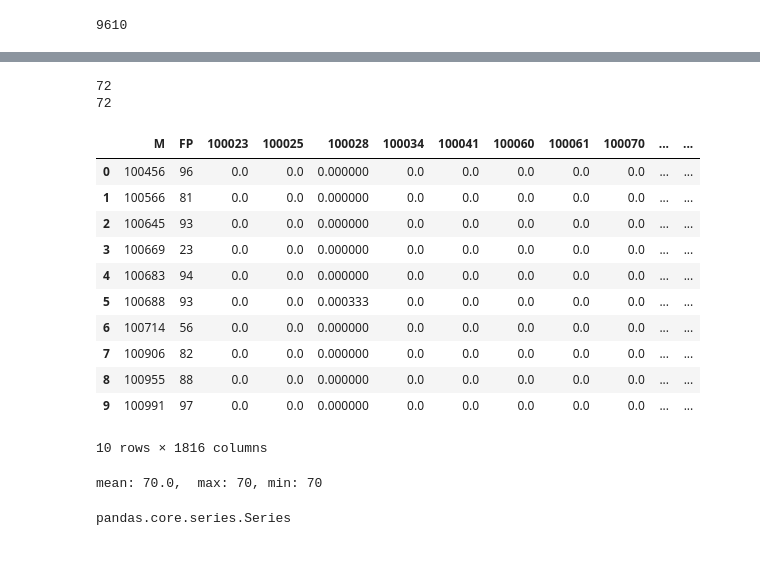
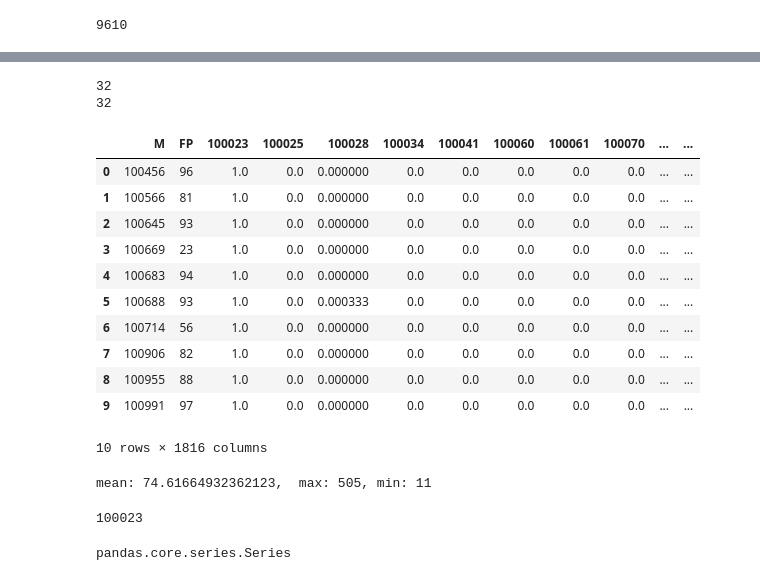
Before and after one commit to davidvela/FL-, a Jupyter notebook: pDev2/visNb.ipynb, the cells around one changed output, grey strips where cells are left out. Saved outputs shown, nothing was run; the diff lists cells and outputs as text; code cells hidden in the pictures.

```diff
--- a/pDev2/visNb.ipynb
+++ b/pDev2/visNb.ipynb
@@ -347,28 +360,28 @@ M FP 100202 100436 100595 102137 103011 103026 103250 103258 103500 103587 10379
 # %%
 # get the indices of the array where it is not zero
 dst.iloc[0].nonzero()
 dst = dst.fillna(0)
 
-ds =  dst.iloc[1]
+ds =  dst.iloc[3]
 # print(ds)
 print(len(ds.iloc[ds.nonzero()]))
 # print(len(ds.iloc[ds.notnull()]))
 print(len(ds.nonzero()[0]))
 dst.head(10)
 # %% [output]
-72
-72
+32
+32
 |  | M | FP | 100023 | 100025 | 100028 | 100034 | 100041 | 100060 | 100061 | 100070 | ... | ... |
-| 0 | 100456 | 96 | 0.0 | 0.0 | 0.000000 | 0.0 | 0.0 | 0.0 | 0.0 | 0.0 | ... | ... |
-| 1 | 100566 | 81 | 0.0 | 0.0 | 0.000000 | 0.0 | 0.0 | 0.0 | 0.0 | 0.0 | ... | ... |
-| 2 | 100645 | 93 | 0.0 | 0.0 | 0.000000 | 0.0 | 0.0 | 0.0 | 0.0 | 0.0 | ... | ... |
-| 3 | 100669 | 23 | 0.0 | 0.0 | 0.000000 | 0.0 | 0.0 | 0.0 | 0.0 | 0.0 | ... | ... |
-| 4 | 100683 | 94 | 0.0 | 0.0 | 0.000000 | 0.0 | 0.0 | 0.0 | 0.0 | 0.0 | ... | ... |
-| 5 | 100688 | 93 | 0.0 | 0.0 | 0.000333 | 0.0 | 0.0 | 0.0 | 0.0 | 0.0 | ... | ... |
-| 6 | 100714 | 56 | 0.0 | 0.0 | 0.000000 | 0.0 | 0.0 | 0.0 | 0.0 | 0.0 | ... | ... |
-| 7 | 100906 | 82 | 0.0 | 0.0 | 0.000000 | 0.0 | 0.0 | 0.0 | 0.0 | 0.0 | ... | ... |
-| 8 | 100955 | 88 | 0.0 | 0.0 | 0.000000 | 0.0 | 0.0 | 0.0 | 0.0 | 0.0 | ... | ... |
-| 9 | 100991 | 97 | 0.0 | 0.0 | 0.000000 | 0.0 | 0.0 | 0.0 | 0.0 | 0.0 | ... | ... |
+| 0 | 100456 | 96 | 1.0 | 0.0 | 0.000000 | 0.0 | 0.0 | 0.0 | 0.0 | 0.0 | ... | ... |
+| 1 | 100566 | 81 | 1.0 | 0.0 | 0.000000 | 0.0 | 0.0 | 0.0 | 0.0 | 0.0 | ... | ... |
+| 2 | 100645 | 93 | 1.0 | 0.0 | 0.000000 | 0.0 | 0.0 | 0.0 | 0.0 | 0.0 | ... | ... |
+| 3 | 100669 | 23 | 1.0 | 0.0 | 0.000000 | 0.0 | 0.0 | 0.0 | 0.0 | 0.0 | ... | ... |
+| 4 | 100683 | 94 | 1.0 | 0.0 | 0.000000 | 0.0 | 0.0 | 0.0 | 0.0 | 0.0 | ... | ... |
+| 5 | 100688 | 93 | 1.0 | 0.0 | 0.000333 | 0.0 | 0.0 | 0.0 | 0.0 | 0.0 | ... | ... |
+| 6 | 100714 | 56 | 1.0 | 0.0 | 0.000000 | 0.0 | 0.0 | 0.0 | 0.0 | 0.0 | ... | ... |
+| 7 | 100906 | 82 | 1.0 | 0.0 | 0.000000 | 0.0 | 0.0 | 0.0 | 0.0 | 0.0 | ... | ... |
+| 8 | 100955 | 88 | 1.0 | 0.0 | 0.000000 | 0.0 | 0.0 | 0.0 | 0.0 | 0.0 | ... | ... |
+| 9 | 100991 | 97 | 1.0 | 0.0 | 0.000000 | 0.0 | 0.0 | 0.0 | 0.0 | 0.0 | ... | ... |
 10 rows × 1816 columns
 # %%
 # for i, ds in dst.iterrows():
@@ -386,14 +399,16 @@ def get_form_av(dst):
     print("mean: {},  max: {}, min: {} ".format( np.mean(dsv),np.max(dsv), np.min(dsv)  ))
 # %%
 form = 100456
+form = 100714
 dsf = dst[dst["M"] == form]
-get_form_av(dsf)
+# [print(ds) for i,ds in dsf.iterrows()]
+get_form_av(dst)
 # get_form_av(dst.loc[0:2] )
 # %% [output]
-mean: 70.0,  max: 70, min: 70
+mean: 74.61664932362123,  max: 505, min: 11
 # %%
 # test to replace all the decimals for 1.
-
+print(com)
 pd.isnull(dst[com])
 type(pd.notnull(dst[com]))
 # pd.notnull(dst[com])
@@ -410,4 +425,5 @@ type(pd.notnull(dst[com]))
 #dst.iloc( [pd.isnull(dst.iloc[:,4]) == False])
 # .loc[row_index,col_indexer] = value instead
 # %% [output]
-pandas.core.series.Series
+100023
+pandas.core.series.Series
```
Also changed, not shown: parts of 8 cells of this notebook, 5 other files.
